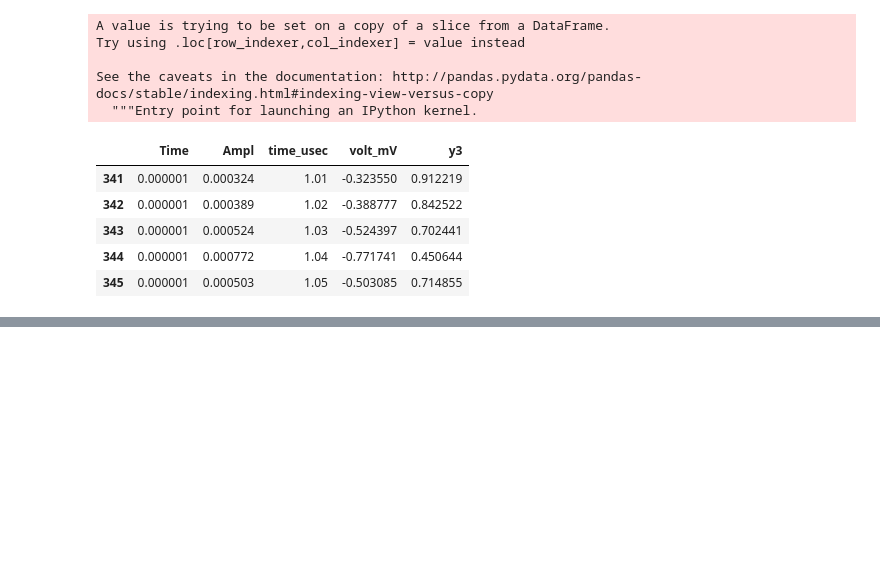
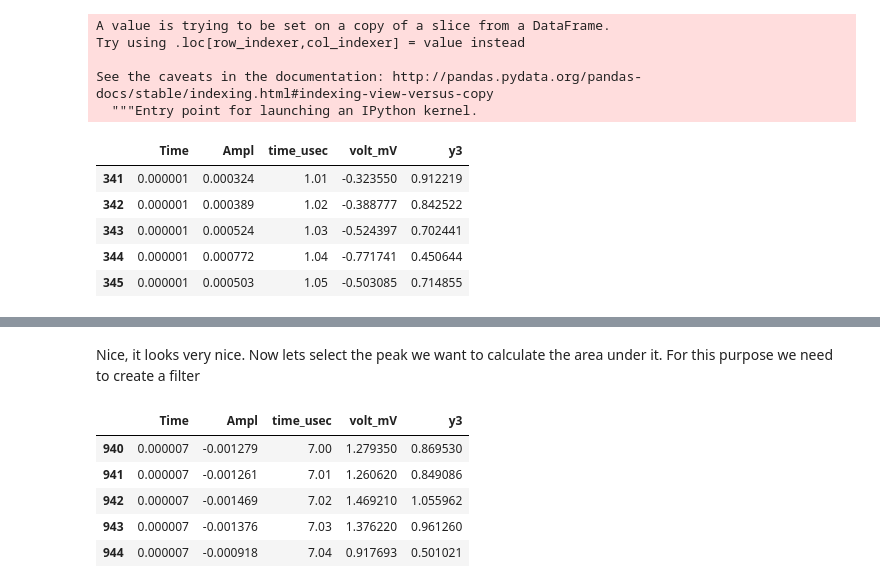
Before and after one commit to daroox/python-scripts, a Jupyter notebook: OscilloscopeAnalysis/Kr2_Area_under_the_curve.ipynb, the cells around one changed output, grey strips where cells are left out. Cells and saved outputs as stored; diff of their text form; code cells hidden in the pictures; blank space fills up the shorter version.

```diff
--- a/OscilloscopeAnalysis/Kr2_Area_under_the_curve.ipynb
+++ b/OscilloscopeAnalysis/Kr2_Area_under_the_curve.ipynb
@@ -94 +91,14 @@ plt.plot(newdf['time_usec'] , newdf['y3'])
 [figure]
+# %% [markdown]
+Nice, it looks very nice. Now lets select the peak we want to calculate the area under it. For this purpose we need to create a filter
+# %%
+xlimits2 = (df['time_usec'] > 7) & (df['time_usec'] < 8.5)
+df3 = newdf[xlimits2]
+df3.head()
+# %% [output]
+|  | Time | Ampl | time_usec | volt_mV | y3 |
+| 940 | 0.000007 | -0.001279 | 7.00 | 1.279350 | 0.869530 |
+| 941 | 0.000007 | -0.001261 | 7.01 | 1.260620 | 0.849086 |
+| 942 | 0.000007 | -0.001469 | 7.02 | 1.469210 | 1.055962 |
+| 943 | 0.000007 | -0.001376 | 7.03 | 1.376220 | 0.961260 |
+| 944 | 0.000007 | -0.000918 | 7.04 | 0.917693 | 0.501021 |
```
Also changed, not shown: parts of 7 cells of this notebook.
